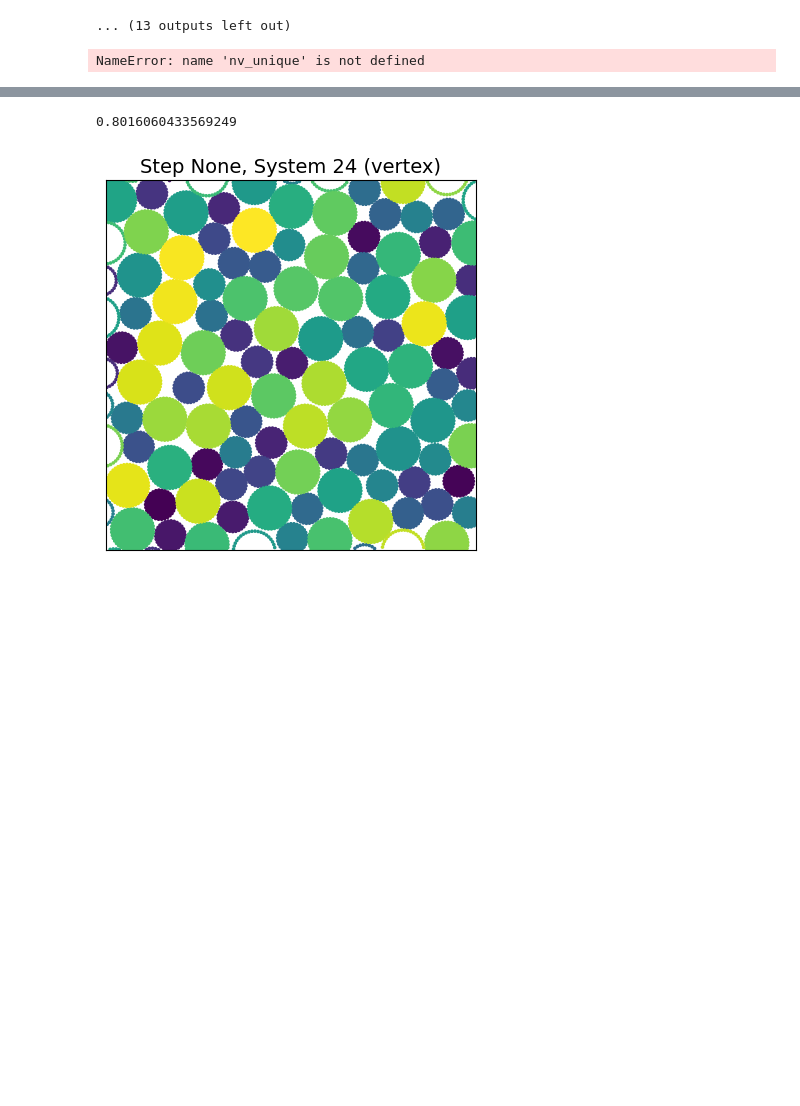
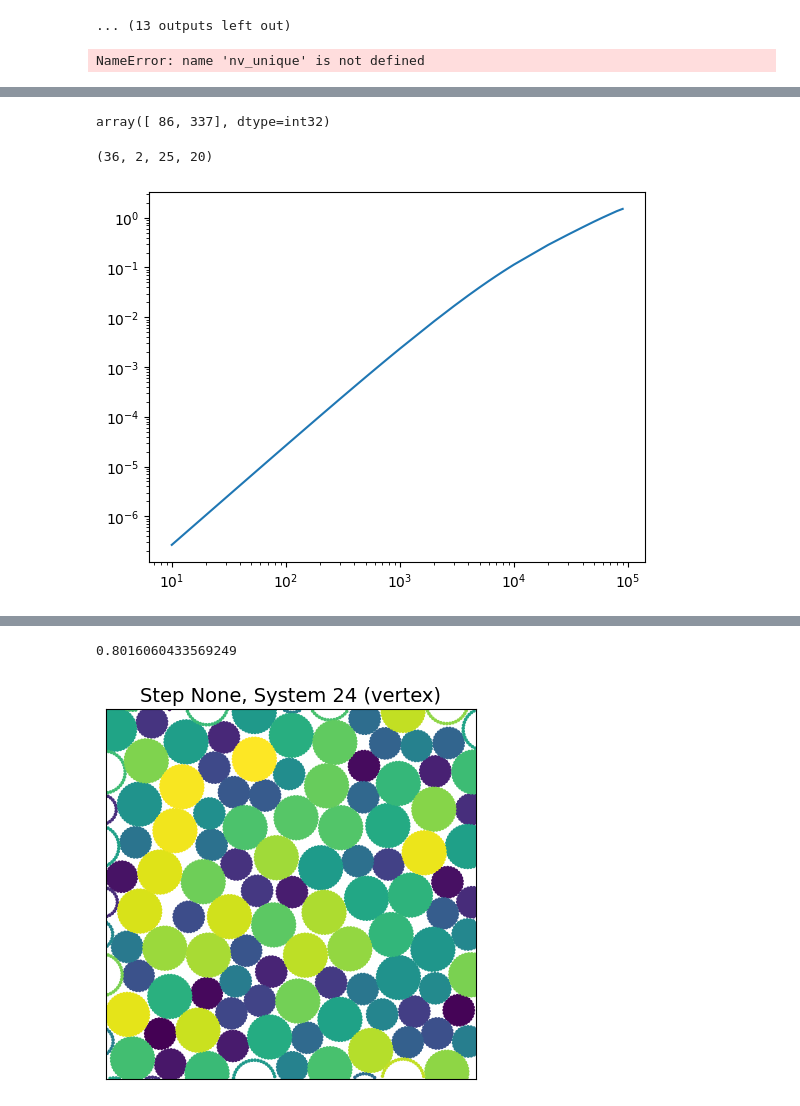
Before and after one commit to mmccraw98/notebooks-fall-25, a Jupyter notebook: 10/calculate-shear-modulus/analyze.ipynb, the cells around one changed output, grey strips where cells are left out. Cells and saved outputs as stored; diff of their text form; code cells hidden in the pictures; blank space fills up the shorter version.

```diff
--- a/10/calculate-shear-modulus/analyze.ipynb
+++ b/10/calculate-shear-modulus/analyze.ipynb
@@ -281,2 +365,6 @@ def angle_kernel(indices, get_frame, system_id, system_size, neighbor_list_by_fr
+# %%
+neighbor_list_by_frame[0]
+# %% [output]
+array([ 86, 337], dtype=int32)
 # %%
 bins = LagBinsPseudoLog.from_source(data.trajectory)
@@ -283,0 +381,10 @@ res = run_binned(angle_kernel, data.trajectory, bins, kernel_kwargs={'system_id'
+# %%
+res.mean.shape
+# %% [output]
+(36, 2, 25, 20)
+# %%
+plt.plot(bins.values(), res_denominator.mean[:, 21])
+plt.xscale('log')
+plt.yscale('log')
+# %% [output]
+[figure, added]
```
Also changed, not shown: parts of 21 cells of this notebook, 4 other files.
